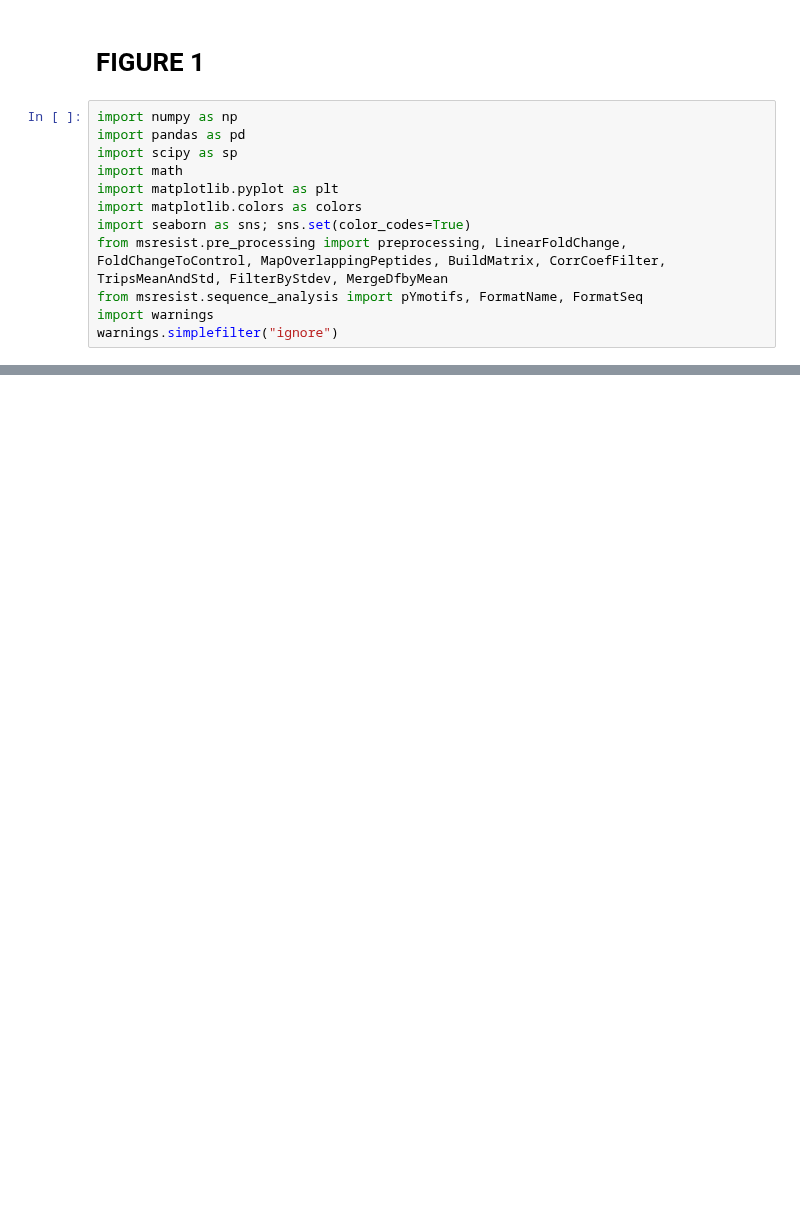
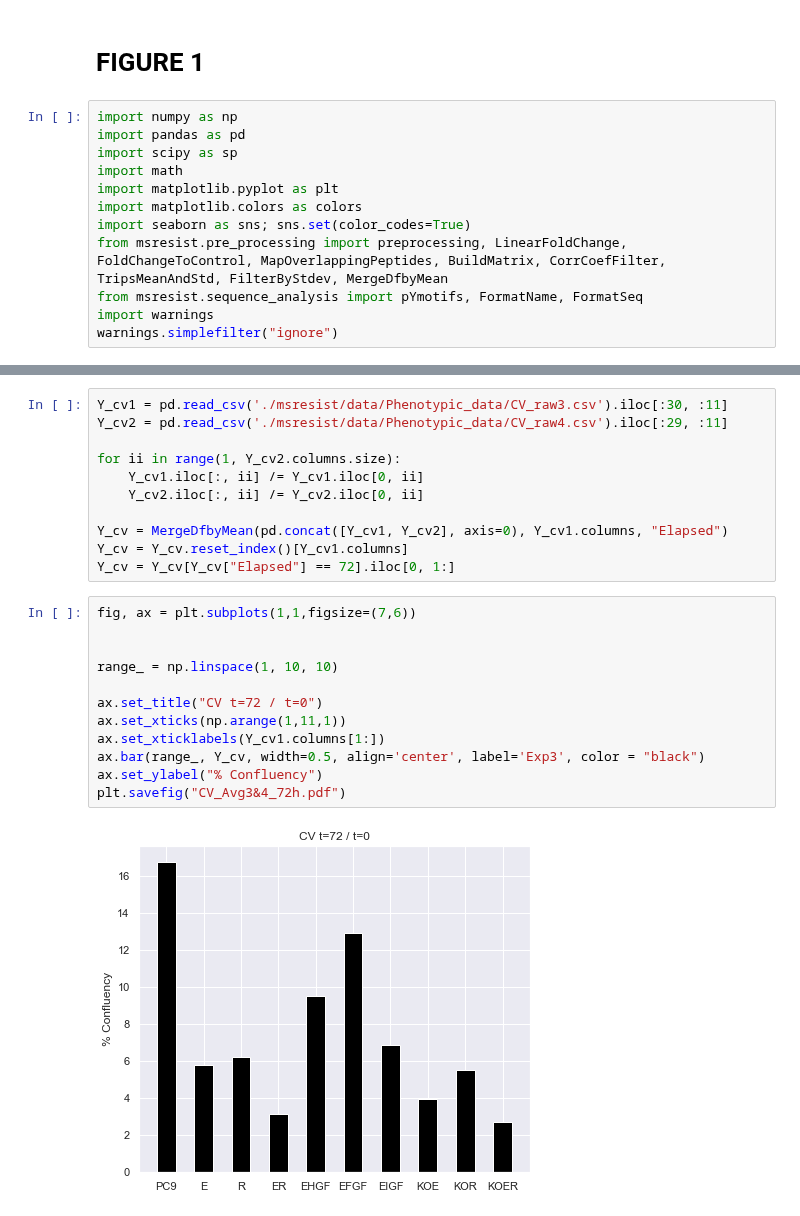
Before and after one commit to meyer-lab/DDMC, a Jupyter notebook: Figure1.ipynb, the cells around one changed output, grey strips where cells are left out. Cells and saved outputs as stored; diff of their text form; blank space fills up the shorter version.

```diff
--- a/Figure1.ipynb
+++ b/Figure1.ipynb
@@ -21 +21,26 @@ sns.clustermap(ABC_mc.iloc[:, 2:12], method = "single", robust=True)
 [figure]
+# %%
+Y_cv1 = pd.read_csv('./msresist/data/Phenotypic_data/CV_raw3.csv').iloc[:30, :11]
+Y_cv2 = pd.read_csv('./msresist/data/Phenotypic_data/CV_raw4.csv').iloc[:29, :11]
+
+for ii in range(1, Y_cv2.columns.size):
+    Y_cv1.iloc[:, ii] /= Y_cv1.iloc[0, ii]
+    Y_cv2.iloc[:, ii] /= Y_cv2.iloc[0, ii]
+
+Y_cv = MergeDfbyMean(pd.concat([Y_cv1, Y_cv2], axis=0), Y_cv1.columns, "Elapsed")
+Y_cv = Y_cv.reset_index()[Y_cv1.columns]
+Y_cv = Y_cv[Y_cv["Elapsed"] == 72].iloc[0, 1:]
+# %%
+fig, ax = plt.subplots(1,1,figsize=(7,6))
+
+
+range_ = np.linspace(1, 10, 10)
+
+ax.set_title("CV t=72 / t=0")
+ax.set_xticks(np.arange(1,11,1))
+ax.set_xticklabels(Y_cv1.columns[1:])
+ax.bar(range_, Y_cv, width=0.5, align='center', label='Exp3', color = "black")
+ax.set_ylabel("% Confluency")
+plt.savefig("CV_Avg3&4_72h.pdf")
+# %% [output]
+[figure, added]
```
Also changed, not shown: parts of 1 cell of this notebook, 6 other files.
